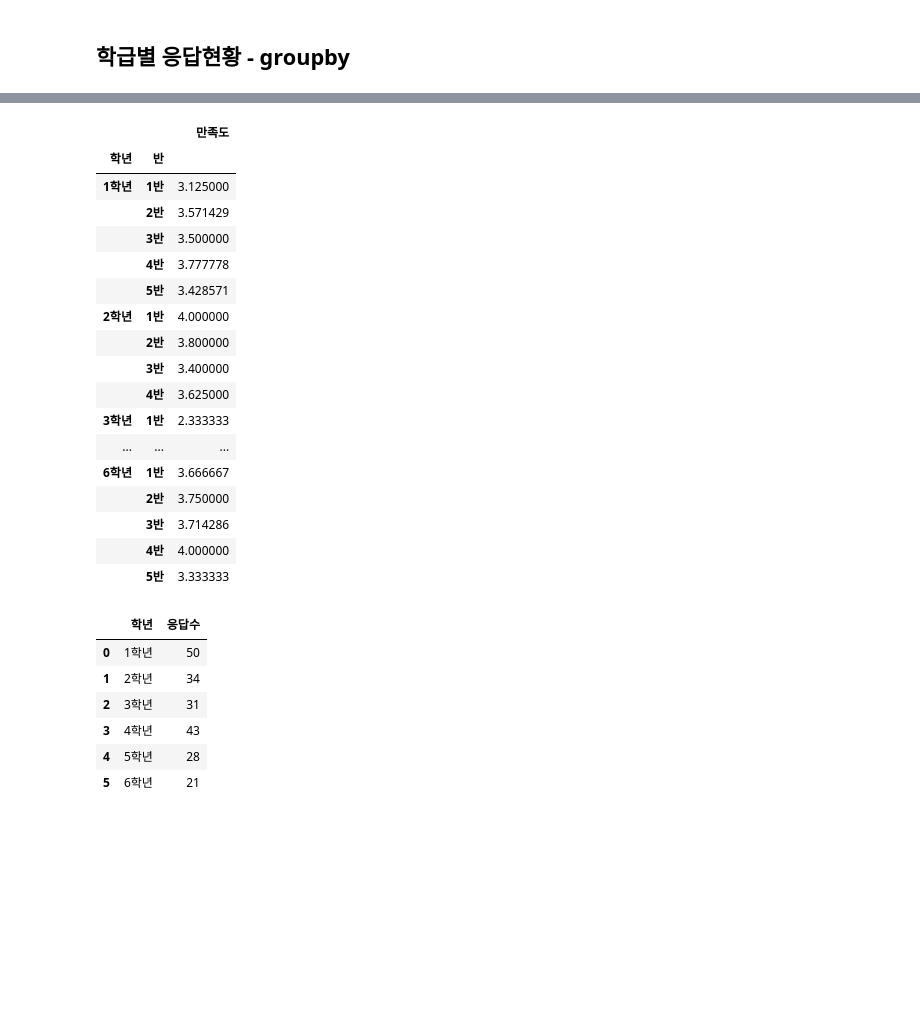
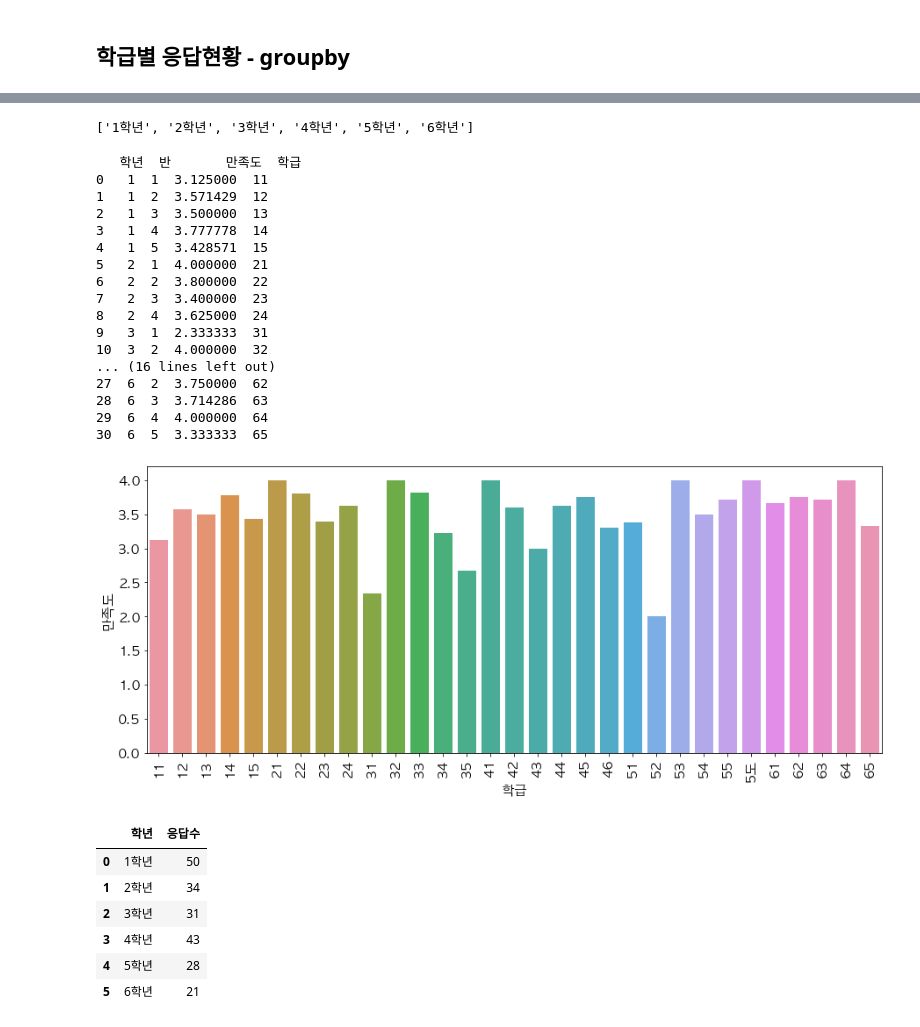
Before and after one commit to 951237/streamlit_dashboard_poll_parents, a Jupyter notebook: codingNotebook.ipynb, the cells around one changed output, grey strips where cells are left out. Saved outputs shown, nothing was run; the diff lists cells and outputs as text; code cells hidden in the pictures; blank space fills up the shorter version.

```diff
--- a/codingNotebook.ipynb
+++ b/codingNotebook.ipynb
@@ -31,25 +56,43 @@ df.groupby("학년").mean()
+# %%
+list(grouped_grade.index)
+# %% [output]
+['1학년', '2학년', '3학년', '4학년', '5학년', '6학년']
 # %%
 # 학급별 만족도
-df.groupby(["학년", "반"]).mean()
+grouped_classes = df.groupby(["학년", "반"]).mean()
+grouped_classes = grouped_classes.reset_index()
+grouped_classes['학급'] = grouped_classes['학년'] + grouped_classes['반']
+print(grouped_classes)
 # %% [output]
-|  |  | 만족도 |
-| 학년 | 반 |  |
-| 1학년 | 1반 | 3.125000 |
-|  | 2반 | 3.571429 |
-|  | 3반 | 3.500000 |
-|  | 4반 | 3.777778 |
-|  | 5반 | 3.428571 |
-| 2학년 | 1반 | 4.000000 |
-|  | 2반 | 3.800000 |
-|  | 3반 | 3.400000 |
-|  | 4반 | 3.625000 |
-| 3학년 | 1반 | 2.333333 |
-| ... | ... | ... |
-| 6학년 | 1반 | 3.666667 |
-|  | 2반 | 3.750000 |
-|  | 3반 | 3.714286 |
-|  | 4반 | 4.000000 |
-|  | 5반 | 3.333333 |
+   학년  반       만족도  학급
+0   1  1  3.125000  11
+1   1  2  3.571429  12
+2   1  3  3.500000  13
+3   1  4  3.777778  14
+4   1  5  3.428571  15
+5   2  1  4.000000  21
+6   2  2  3.800000  22
+7   2  3  3.400000  23
+8   2  4  3.625000  24
+9   3  1  2.333333  31
+10  3  2  4.000000  32
+... (16 lines left out)
+27  6  2  3.750000  62
+28  6  3  3.714286  63
+29  6  4  4.000000  64
+30  6  5  3.333333  65
+# %%
+# 그래프로 나타내기
+plt.figure(figsize=(15,6))
+sns.barplot(x=grouped_classes.columns[3],
+           y=grouped_classes.columns[2],
+            data=grouped_classes,
+           )
+plt.ylim(0,4.2)
+plt.xticks(rotation=90)
+plt.show()
+# %% [output]
+[figure, added]
 # %%
 # 학년별 응답현황 카운트
 df.groupby(["학년"]).size().reset_index(name="응답수")
```
Also changed, not shown: parts of 5 cells of this notebook, 2 other files.
